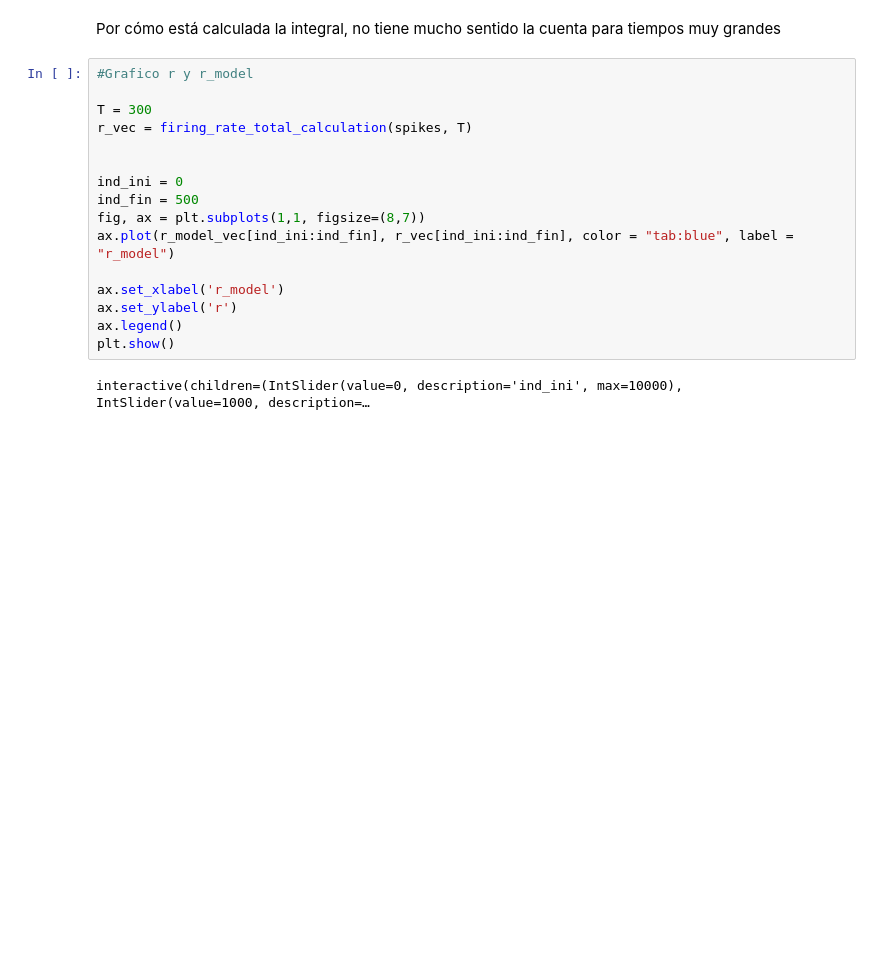
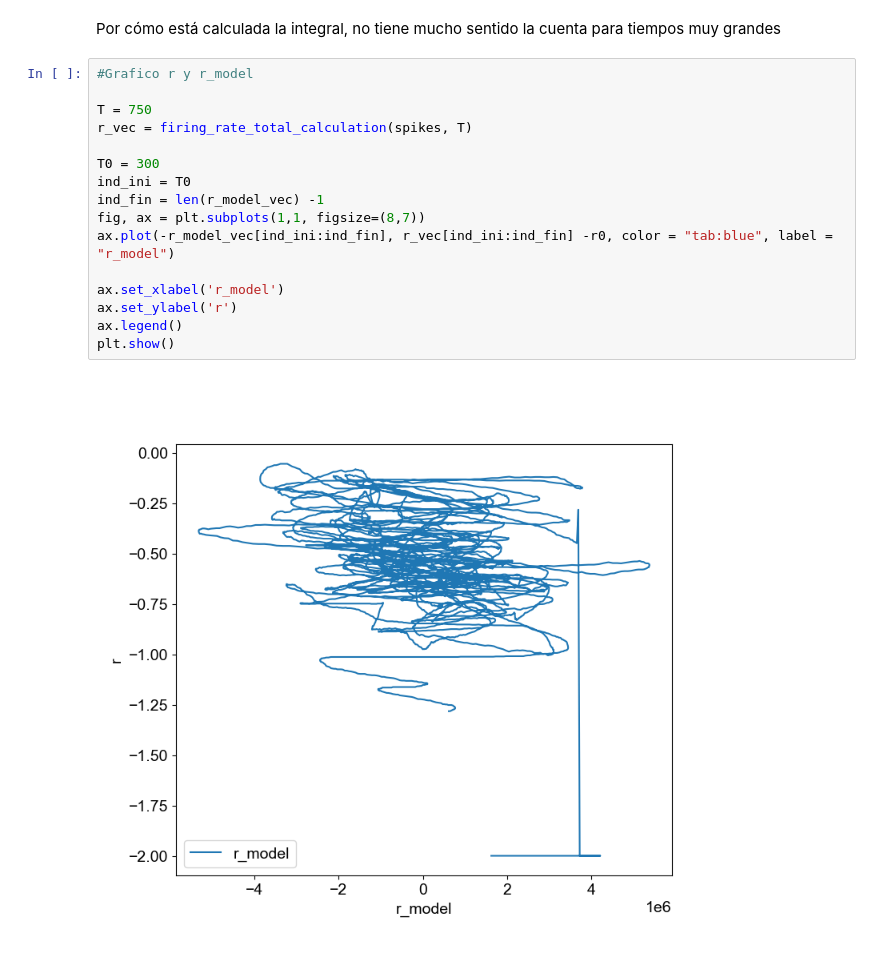
Before and after one commit to Lupama2/RedesNeuronales, a Jupyter notebook: Practicas/practica_3/practica_3.ipynb, the cells around one changed output. Drawn from its saved outputs; the diff is of its cells as text; blank space fills up the shorter version.

```diff
--- a/Practicas/practica_3/practica_3.ipynb
+++ b/Practicas/practica_3/practica_3.ipynb
@@ -337,18 +369,18 @@ Por cómo está calculada la integral, no tiene mucho sentido la cuenta para tie
 # %%
 #Grafico r y r_model
 
-T = 300
+T = 750
 r_vec = firing_rate_total_calculation(spikes, T)
 
-
-ind_ini = 0
-ind_fin = 500
+T0 = 300
+ind_ini = T0
+ind_fin = len(r_model_vec) -1
 fig, ax = plt.subplots(1,1, figsize=(8,7))
-ax.plot(r_model_vec[ind_ini:ind_fin], r_vec[ind_ini:ind_fin], color = "tab:blue", label = "r_model")
+ax.plot(-r_model_vec[ind_ini:ind_fin], r_vec[ind_ini:ind_fin] -r0, color = "tab:blue", label = "r_model")
 
 ax.set_xlabel('r_model')
 ax.set_ylabel('r')
 ax.legend()
 plt.show()
 # %% [output]
-interactive(children=(IntSlider(value=0, description='ind_ini', max=10000), IntSlider(value=1000, description=…
+[figure, added]
```
Also changed, not shown: parts of 10 cells of this notebook.
